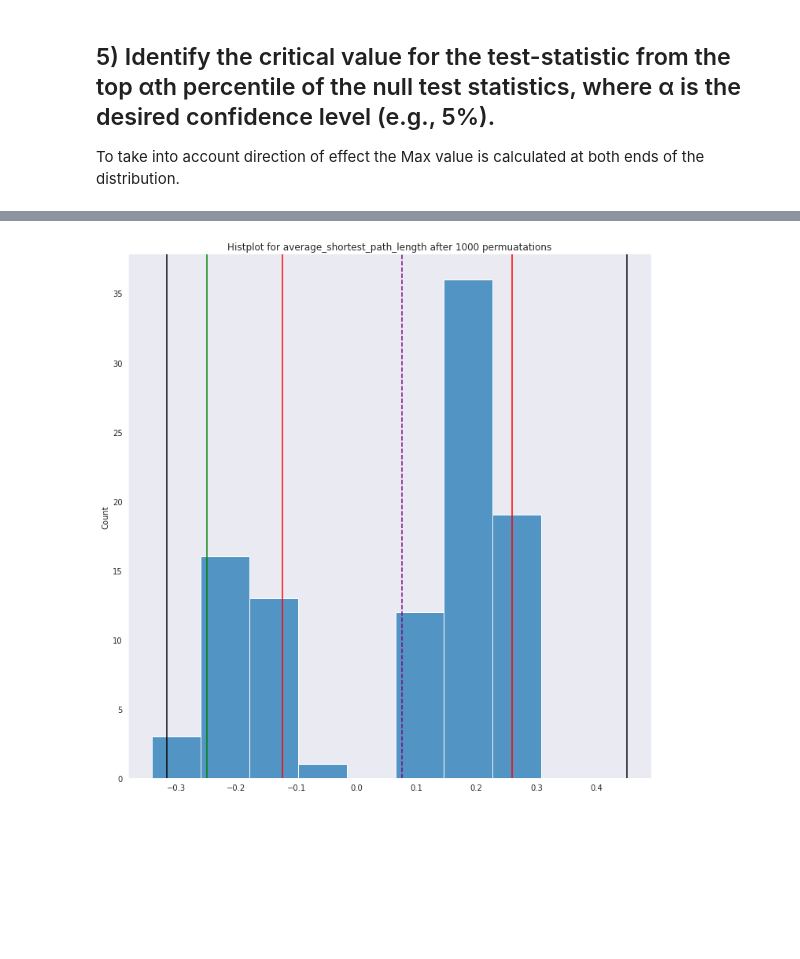
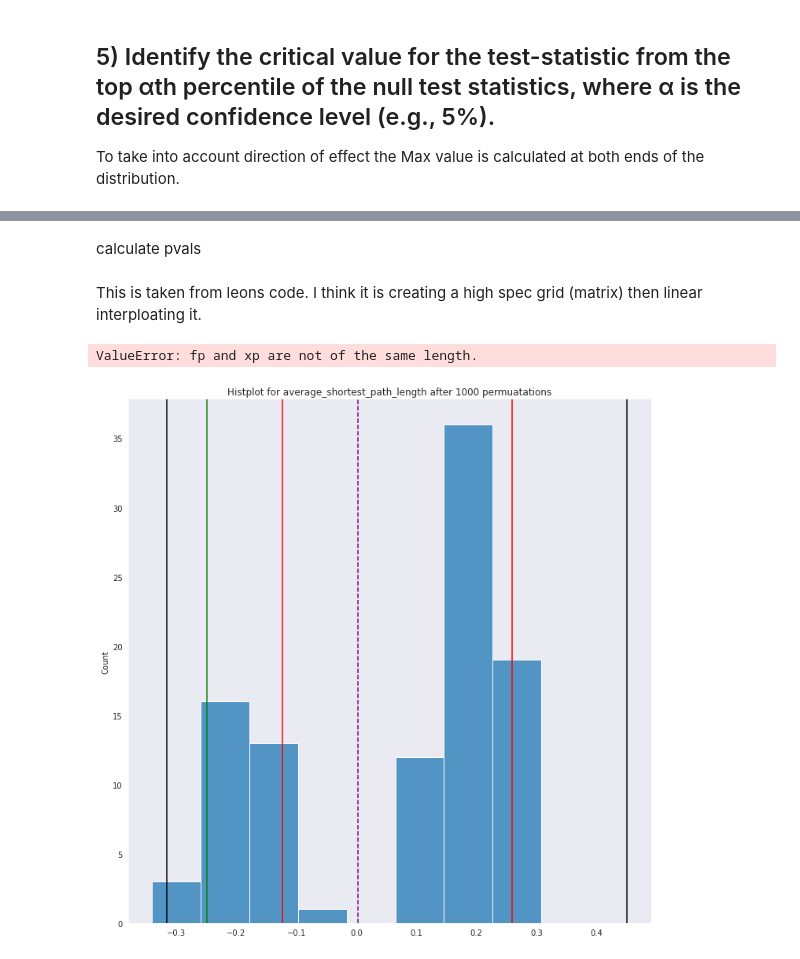
Before and after one commit to WMDA/SCN, a Jupyter notebook: scripts/work_in_progress_scripts/group_differences_drakesmith.ipynb, the cells around one changed output, grey strips where cells are left out. Saved outputs shown, nothing was run; the diff lists cells and outputs as text; code cells hidden in the pictures; blank space fills up the shorter version.

Commit message:
continue working on AUC. Currently trying to loop over to get a high res grid

```diff
--- a/scripts/work_in_progress_scripts/group_differences_drakesmith.ipynb
+++ b/scripts/work_in_progress_scripts/group_differences_drakesmith.ipynb
@@ -324,0 +342,2 @@ IndexError: list assignment index out of range
+# %% [markdown]
+calculate pvals
@@ -325,4 +357,21 @@ IndexError: list assignment index out of range
+# %% [markdown]
+This is taken from leons code. I think it is creating a high spec grid (matrix) then linear interploating it.
+# %%
+auc = {
+    'aan_hc':{},
+    'wr_hc':{},
+    'wr_aan':{}
+
+}
+for group_key in auc.keys():
+    for measure in measures:
+        threshold_values_linspace = np.linspace(start=min(threshold_value), stop=max(threshold_value), num=500)
+        observation_interploated = np.interp(threshold_values_linspace, threshold_value, check_dic[f'{group_key}_{measure}'])
+        obs_AUC = np.trapz(threshold_values_linspace, observation_interploated)
+        auc[group_key][measure] = obs_AUC
+# %% [output]
+ValueError: fp and xp are not of the same length.
 # %%
-pval_plotting(null_stat_summarized['wr_aan']['assortativity'], test_statistics['wr_aan']['assortativity_at_threshold_value_4'], 'average_shortest_path_length', 1000, crit_val['wr_aan_assortativity'][0] )
+pval_plotting(null_stat_summarized['wr_aan']['assortativity'], test_statistics['wr_aan']['assortativity_at_threshold_value_10'], 'average_shortest_path_length', 1000, crit_val['wr_aan_assortativity'][0] )
 # %% [output]
-[figure, old version]
+[figure, new version]
```
Also changed, not shown: parts of 9 cells of this notebook, 1 other file.
